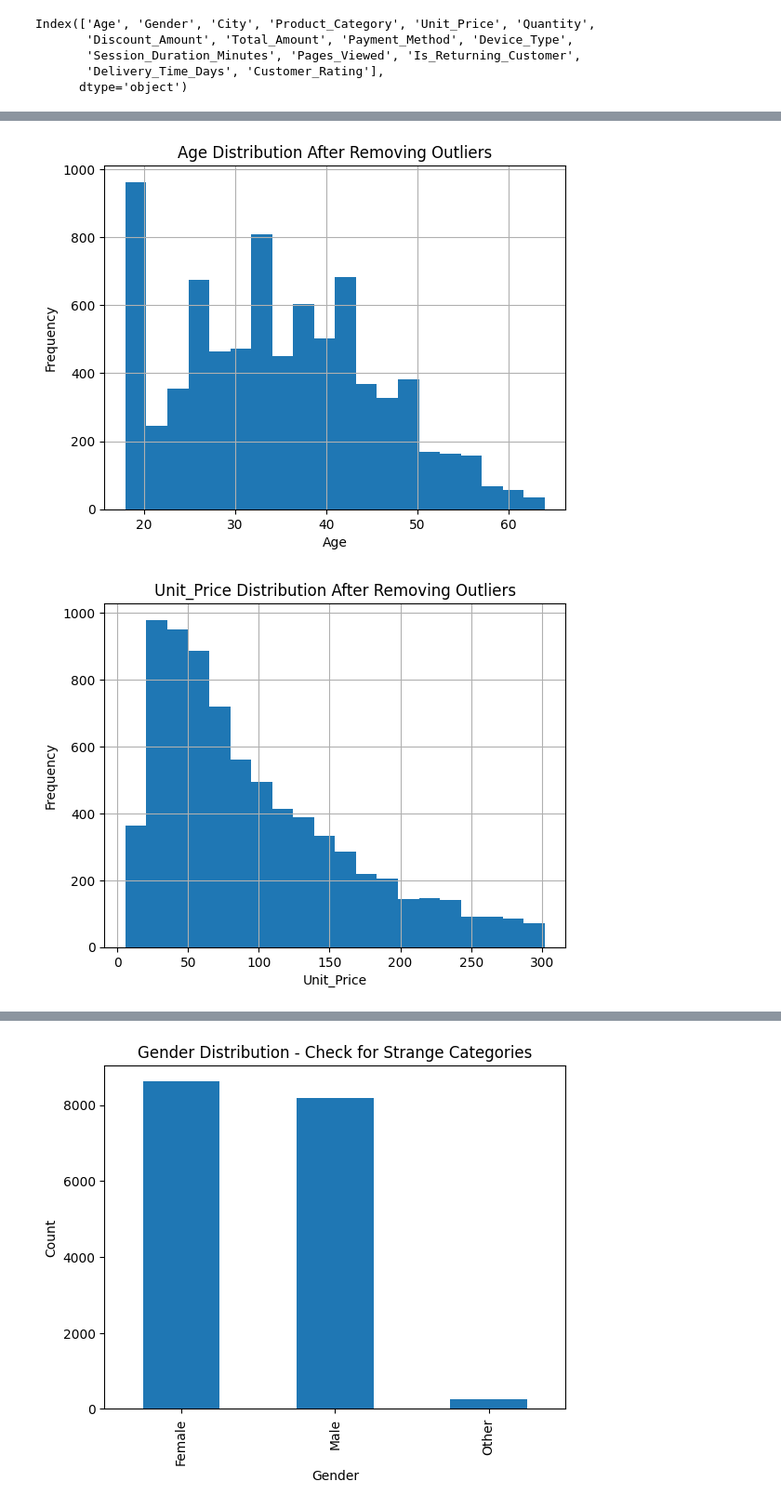
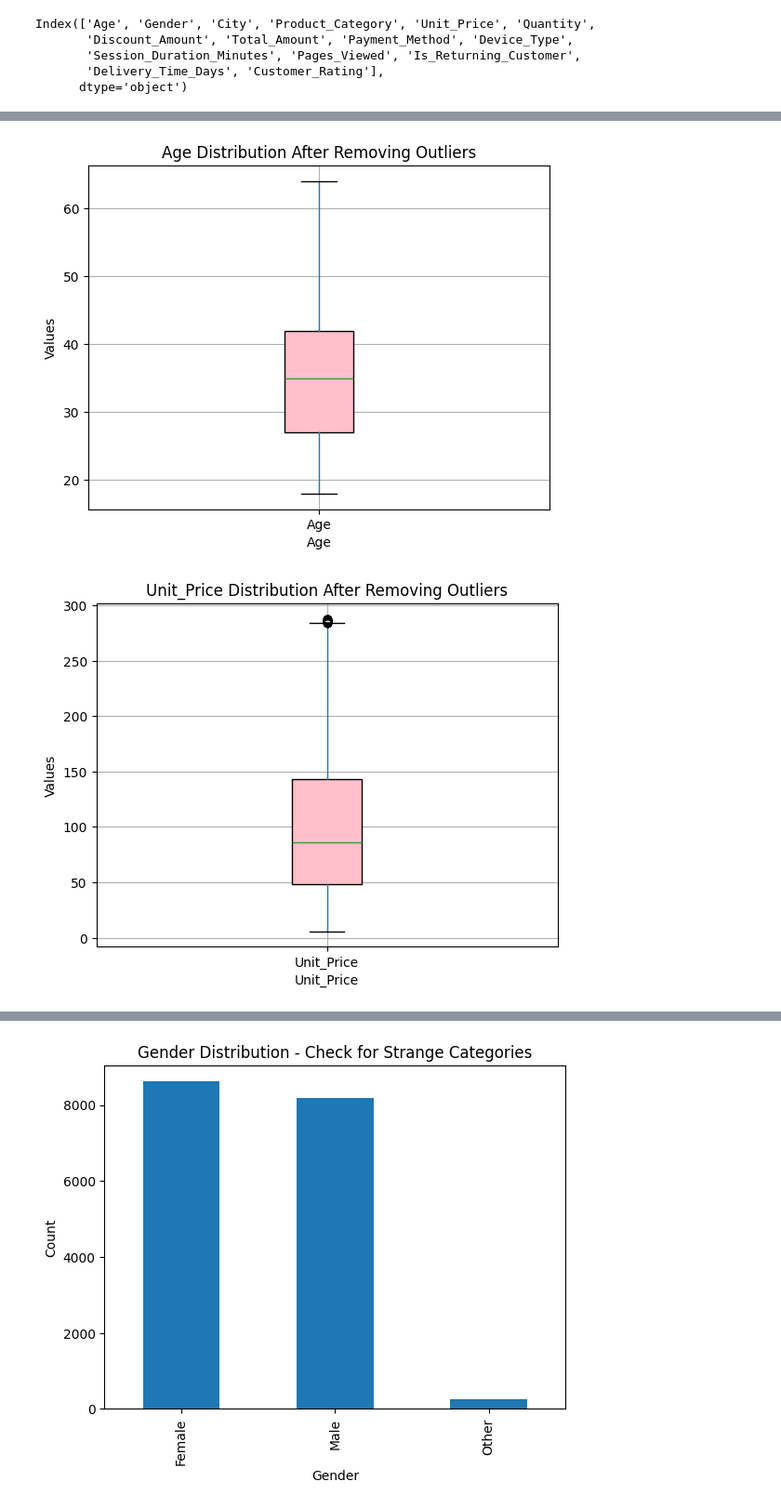
Before and after one commit to shahdelmasry12/Data-Mining-Project, a Jupyter notebook: ecommerce_customer_behavior_dataset_v2.ipynb, the cells around one changed output, grey strips where cells are left out. Shown at 93% size. Cells and saved outputs as stored; diff of their text form; code cells hidden in the pictures.

```diff
--- a/ecommerce_customer_behavior_dataset_v2.ipynb
+++ b/ecommerce_customer_behavior_dataset_v2.ipynb
@@ -164,10 +164,10 @@ numerical_cols = ['Age', 'Unit_Price', 'Quantity', 'Discount_Amount', 'Total_Amo
                   'Session_Duration_Minutes', 'Pages_Viewed', 'Delivery_Time_Days', 'Customer_Rating']
 
 for col in numerical_cols:
-    df[col].hist(bins=20)
+    df.boxplot(column=col, patch_artist=True, boxprops=dict(facecolor='pink'))
     plt.title(f"{col} Distribution - Check for Outliers")
     plt.xlabel(col)
-    plt.ylabel("Frequency")
+    plt.ylabel("Values")
     plt.show()
     print(f"Missing values in {col}: {df[col].isna().sum()}")
     print(f"Min/Max in {col}: {df[col].min()} / {df[col].max()}")
@@ -205,19 +205,20 @@ for col in numerical_cols:
 # %%
 numerical_cols = ['Age', 'Unit_Price', 'Quantity', 'Discount_Amount', 'Total_Amount',
                   'Session_Duration_Minutes', 'Pages_Viewed', 'Delivery_Time_Days', 'Customer_Rating']
 
 for col in numerical_cols:
     Q1 = df[col].quantile(0.25)
     Q3 = df[col].quantile(0.75)
     IQR = Q3 - Q1
     lower_bound = Q1 - 1.5 * IQR
     upper_bound = Q3 + 1.5 * IQR
     df = df[(df[col] >= lower_bound) & (df[col] <= upper_bound)]
-    df[col].hist(bins=20)
+
+    df.boxplot(column=col, patch_artist=True, boxprops=dict(facecolor='pink'))
     plt.title(f"{col} Distribution After Removing Outliers")
     plt.xlabel(col)
-    plt.ylabel("Frequency")
+    plt.ylabel("Values")
     plt.show()
 # %% [output]
-[figure, old version]
+[figure, new version]
-[figure, old version]
+[figure, new version]
```
Also changed, not shown: parts of 2 cells of this notebook.
